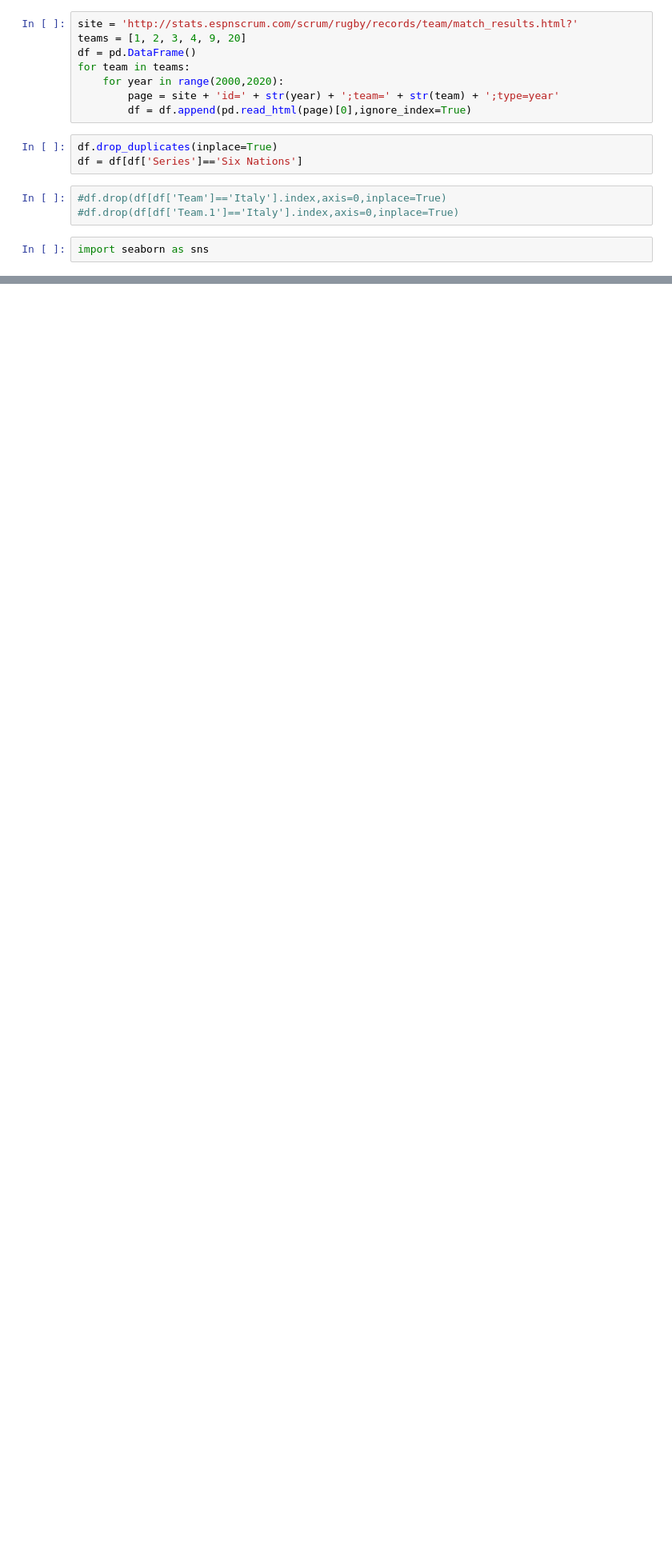
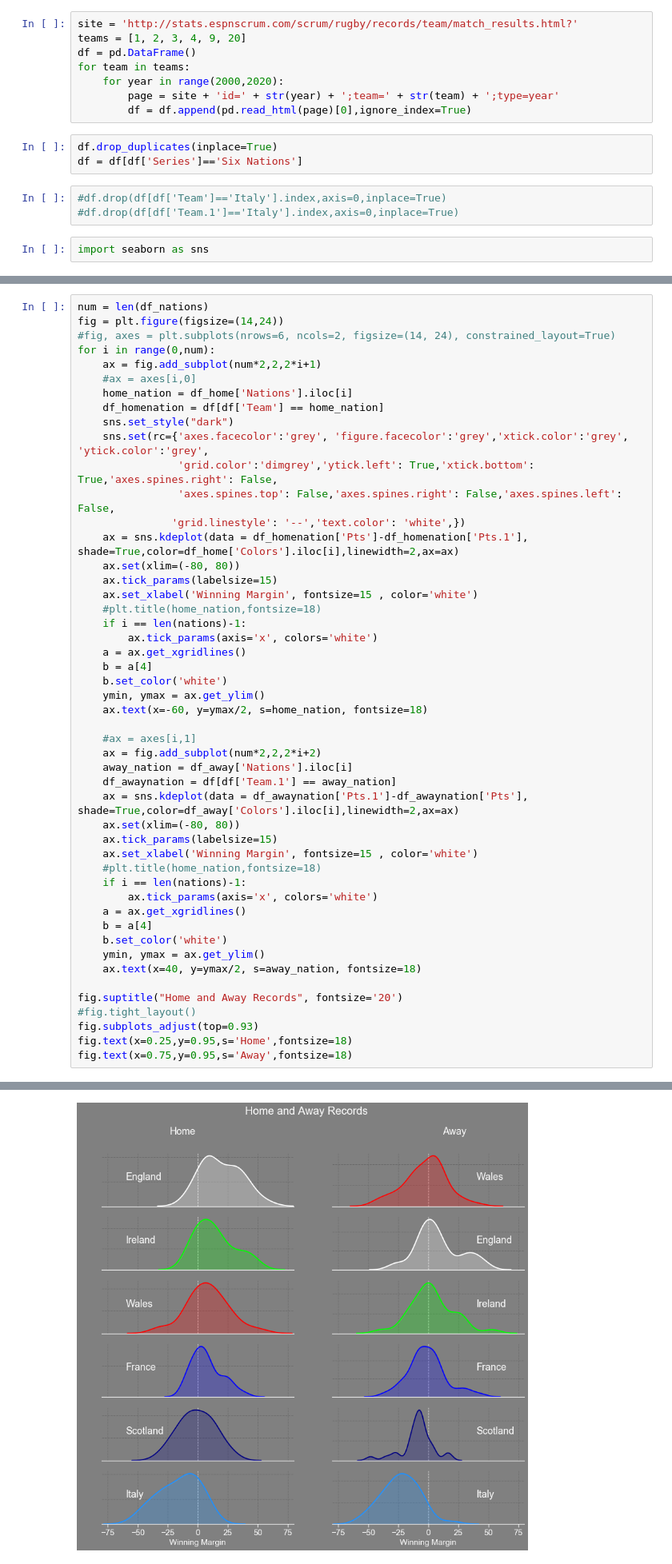
Before and after one commit to ddathan/home_advantage, a Jupyter notebook: get_matches.ipynb, the cells around one changed output, grey strips where cells are left out. Shown: that part at 80% size. Cells and saved outputs as stored; diff of their text form; blank space fills up the shorter version.

```diff
--- a/get_matches.ipynb
+++ b/get_matches.ipynb
@@ -77,0 +142,50 @@ sns.axes_style()
+# %%
+num = len(df_nations)
+fig = plt.figure(figsize=(14,24))
+#fig, axes = plt.subplots(nrows=6, ncols=2, figsize=(14, 24), constrained_layout=True)
+for i in range(0,num):
+    ax = fig.add_subplot(num*2,2,2*i+1)
+    #ax = axes[i,0]
+    home_nation = df_home['Nations'].iloc[i]
+    df_homenation = df[df['Team'] == home_nation]
+    sns.set_style("dark")
+    sns.set(rc={'axes.facecolor':'grey', 'figure.facecolor':'grey','xtick.color':'grey', 'ytick.color':'grey',
+                'grid.color':'dimgrey','ytick.left': True,'xtick.bottom': True,'axes.spines.right': False,
+                'axes.spines.top': False,'axes.spines.right': False,'axes.spines.left': False,
+               'grid.linestyle': '--','text.color': 'white',})
+    ax = sns.kdeplot(data = df_homenation['Pts']-df_homenation['Pts.1'], shade=True,color=df_home['Colors'].iloc[i],linewidth=2,ax=ax)
+    ax.set(xlim=(-80, 80))
+    ax.tick_params(labelsize=15)
+    ax.set_xlabel('Winning Margin', fontsize=15 , color='white')
+    #plt.title(home_nation,fontsize=18)
+    if i == len(nations)-1:
+        ax.tick_params(axis='x', colors='white')
+    a = ax.get_xgridlines()
+    b = a[4]
+    b.set_color('white')
+    ymin, ymax = ax.get_ylim()
+    ax.text(x=-60, y=ymax/2, s=home_nation, fontsize=18)
+
+    #ax = axes[i,1]
+    ax = fig.add_subplot(num*2,2,2*i+2)
+    away_nation = df_away['Nations'].iloc[i]
+    df_awaynation = df[df['Team.1'] == away_nation]
+    ax = sns.kdeplot(data = df_awaynation['Pts.1']-df_awaynation['Pts'], shade=True,color=df_away['Colors'].iloc[i],linewidth=2,ax=ax)
+    ax.set(xlim=(-80, 80))
+    ax.tick_params(labelsize=15)
+    ax.set_xlabel('Winning Margin', fontsize=15 , color='white')
+    #plt.title(home_nation,fontsize=18)
+    if i == len(nations)-1:
+        ax.tick_params(axis='x', colors='white')
+    a = ax.get_xgridlines()
+    b = a[4]
+    b.set_color('white')
+    ymin, ymax = ax.get_ylim()
+    ax.text(x=40, y=ymax/2, s=away_nation, fontsize=18)
+
+fig.suptitle("Home and Away Records", fontsize='20')
+#fig.tight_layout()
+fig.subplots_adjust(top=0.93)
+fig.text(x=0.25,y=0.95,s='Home',fontsize=18)
+fig.text(x=0.75,y=0.95,s='Away',fontsize=18)
+# %% [output]
@@ -77,0 +193 @@ sns.axes_style()
+[figure, added]
```
Also changed, not shown: parts of 12 cells of this notebook.
